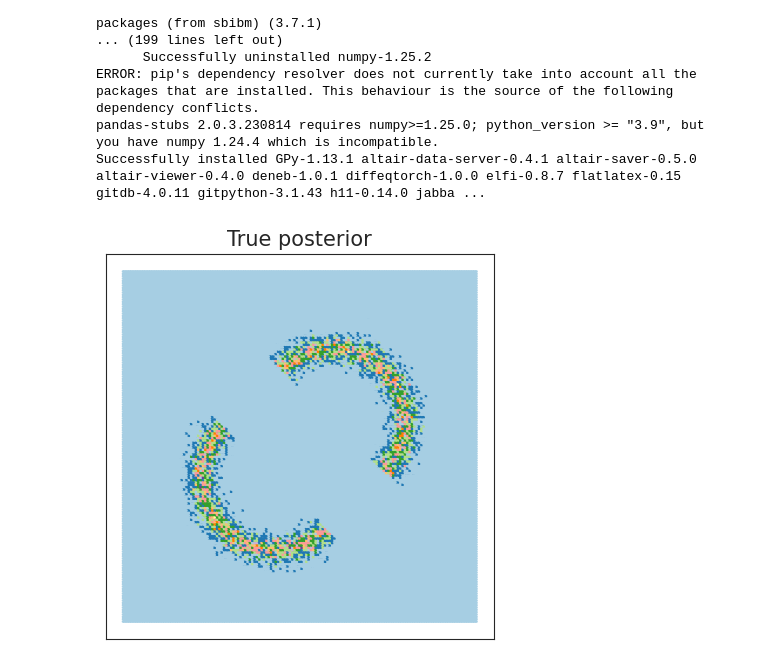
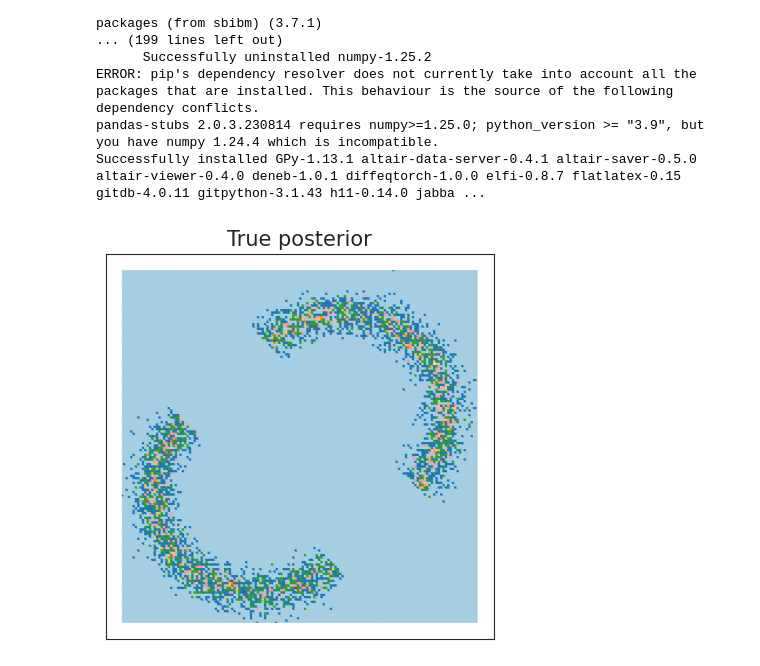
Before and after one commit to anirbanc96/ECMMD-CondTwoSamp, a Jupyter notebook: Two-Moons/Two_Moons_True_Posterior.ipynb, the cells around one changed output. Drawn from its saved outputs; the diff is of its cells as text; code cells hidden in the pictures.

Commit message:
Updated TwoMoons Posteriors

```diff
--- a/Two-Moons/Two_Moons_True_Posterior.ipynb
+++ b/Two-Moons/Two_Moons_True_Posterior.ipynb
@@ -28,13 +28,13 @@ reference = task.get_reference_posterior_samples(num_observation = 7)
 # %%
 with sns.axes_style("white"):
     fig = plt.figure(figsize=(5,5))
     plt.title("True posterior", fontsize=15)
-    plt.hexbin(reference[:,0], reference[:,1], extent=[-0.5,-0.98,0.98,0.5], gridsize=(150,150), cmap="Paired", rasterized=True)
+    plt.hexbin(reference[:,0], reference[:,1], gridsize=(150,150), cmap="Paired", rasterized=True)
     # plt.hist2d(reference[:,0], reference[:,1], bins=100, cmap="viridis", rasterized=True)
     # plt.axis("off")
     plt.yticks([])
     plt.xticks([])
     # plt.scatter(reference[:, 0], reference[:, 1], s = 0.5, alpha = 0.5)
-    fig.savefig("reference_posterior.pdf", transparent=True)
+    fig.savefig("reference_posterior7.pdf", transparent=True)
 # %% [output]
-[figure, old version]
+[figure, new version]
```
Also changed, not shown: parts of 2 cells of this notebook, 2 other files.
